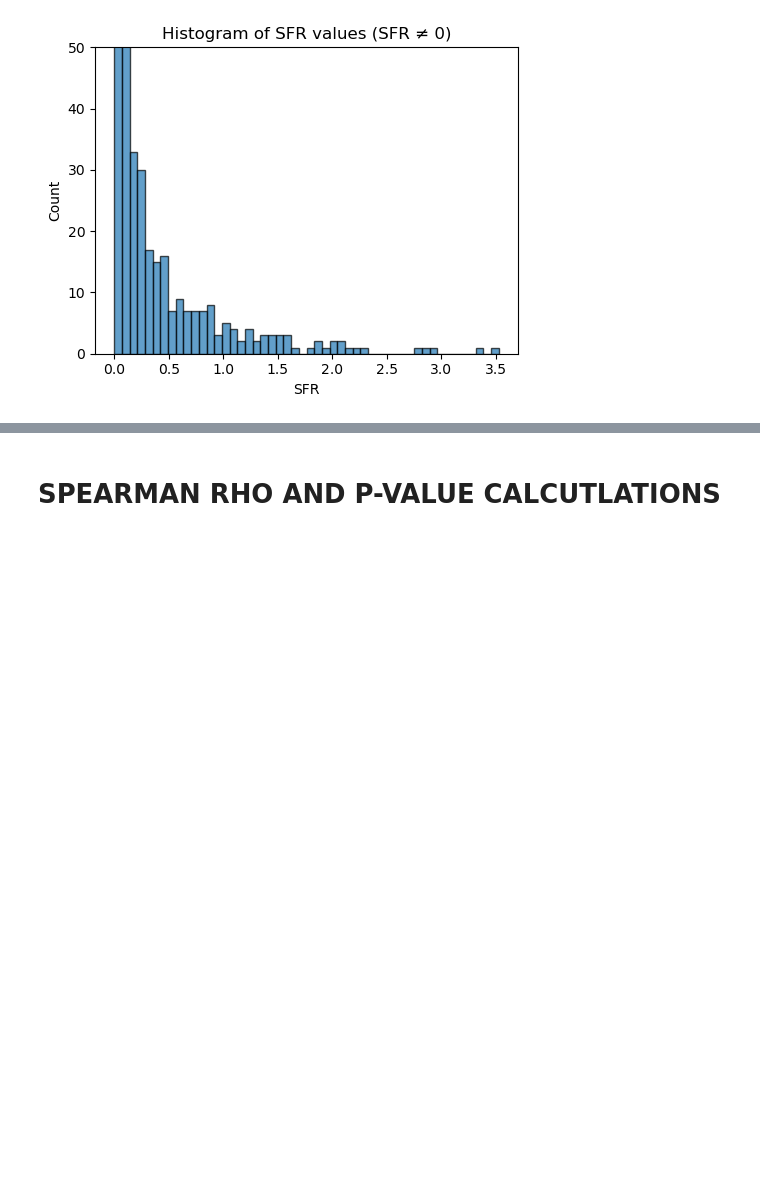
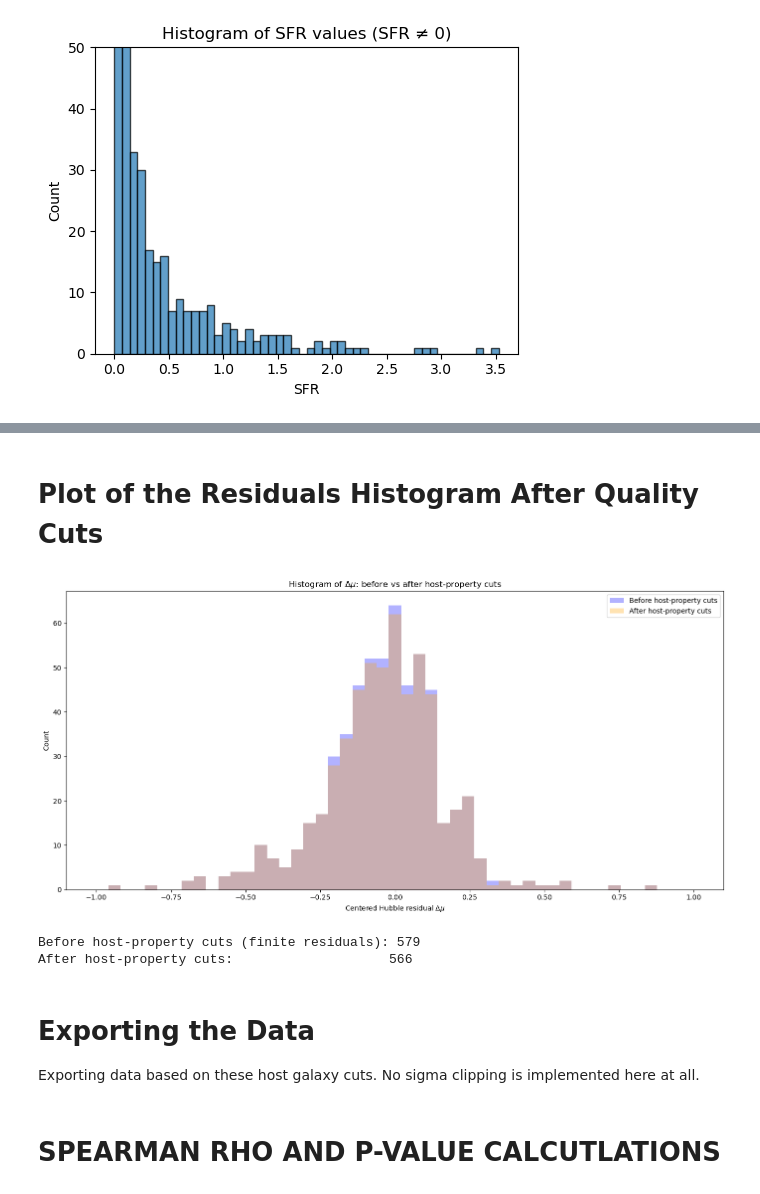
Before and after one commit to chernya4/first_paper_desi_match, a Jupyter notebook: ZTF_DESI_deliverables_residuals_hostgal_prop.ipynb, the cells around one changed output, grey strips where cells are left out. Drawn from its saved outputs; the diff is of its cells as text; code cells hidden in the pictures; blank space fills up the shorter version.

Commit message:
Ended Up getting the code for quality cuts on the residuals. Worked on ML on data that has been quality cut.

```diff
--- a/ZTF_DESI_deliverables_residuals_hostgal_prop.ipynb
+++ b/ZTF_DESI_deliverables_residuals_hostgal_prop.ipynb
@@ -1200,0 +1504,62 @@ plt.show()
+# %% [markdown]
+# Plot of the Residuals Histogram After Quality Cuts #
+# %%
+
+# --------------------------------------
+# One complete mask that combines all
+# the other masks out there.
+# --------------------------------------
+mask_all = mask_logm & mask_sfr & mask_vdisp & mask_dn4000 & mask_sdssq & mask_age
+
+# --------------------------------------
+# Residuals AFTER host-property cuts
+# --------------------------------------
+resid_after = df.loc[mask_all, "residual_centered"].to_numpy()
+
+# --------------------------------------
+# Plot overlaid histograms
+# --------------------------------------
+bins = np.linspace(-1, 1, 50)
+
+plt.figure(figsize=(14, 7))
+
+
+# Note we can plot the "before" histogram directly from the dataframe
+# because we already applied the paper-based quality cuts earlier on.
+# The commands for these cuts is:
+# df = df[(df["lccoverage_flag"] == 1) & (df["fitquality_flag"] == 1)]
+
+
+plt.hist(
+    df["residual_centered"],
+    bins=bins,
+    color="blue",
+    alpha=0.3,
+    label="Before host-property cuts"
+)
+
+plt.hist(
+    resid_after,
+    bins=bins,
+    color="orange",
+    alpha=0.3,
+    label="After host-property cuts"
+)
+
+plt.xlabel(r"Centered Hubble residual $\Delta \mu$")
+plt.ylabel("Count")
+plt.title(r"Histogram of $\Delta \mu$: before vs after host-property cuts")
+plt.legend()
+plt.tight_layout()
+plt.show()
+
+print(f"Before host-property cuts (finite residuals): {len(resid_before)}")
+print(f"After host-property cuts:                    {len(resid_after)}")
+# %% [output]
+[figure, added]
+Before host-property cuts (finite residuals): 579
+After host-property cuts:                    566
+# %% [markdown]
+# Exporting the Data #
+
+Exporting data based on these host galaxy cuts. No sigma clipping is implemented here at all.
```
Also changed, not shown: parts of 12 cells of this notebook, 1 other file.
